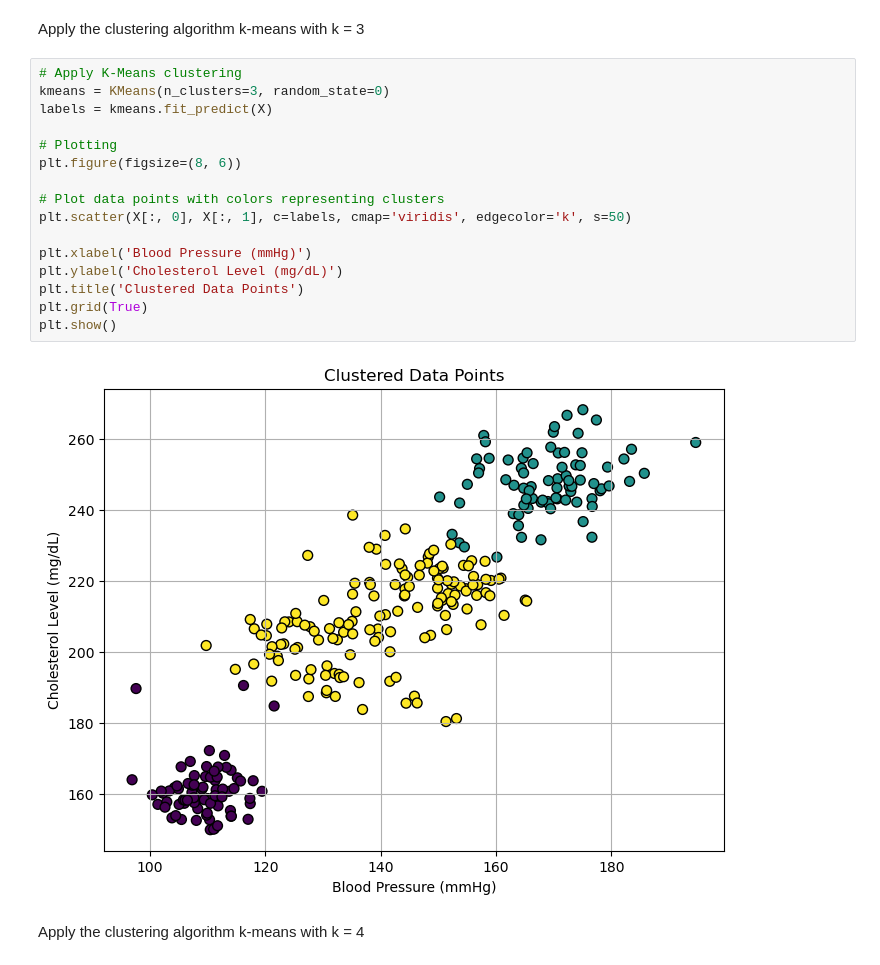
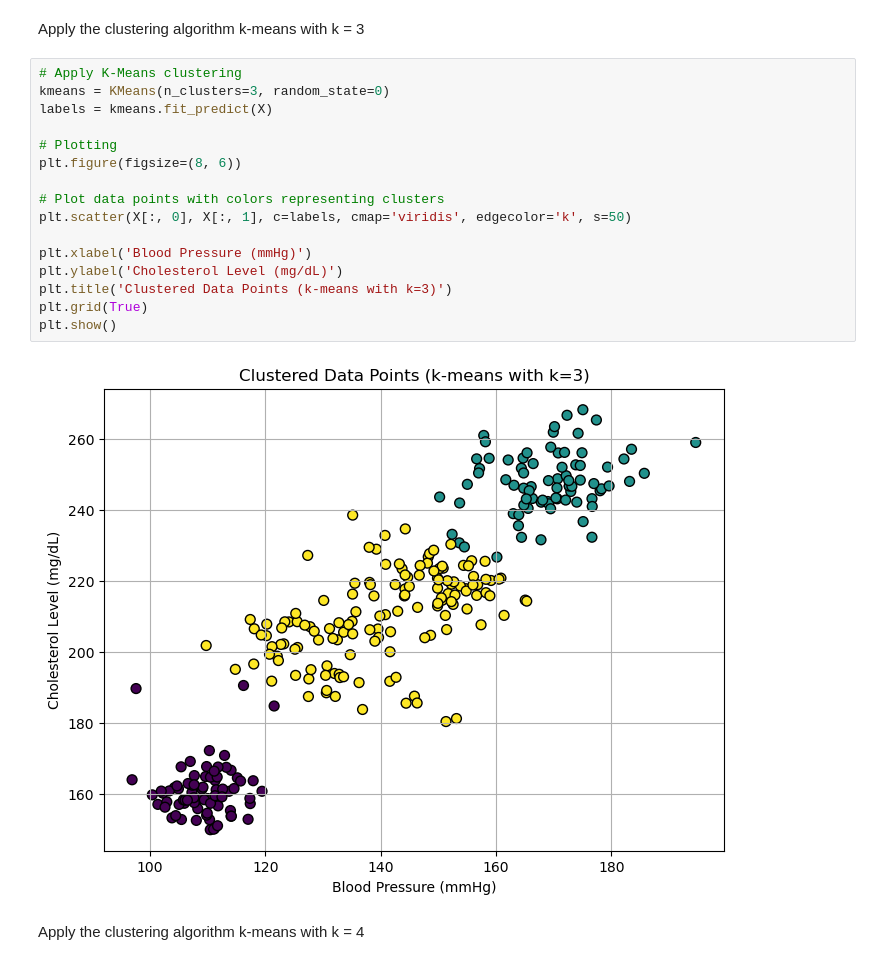
Before and after one commit to Hospital-Da-Luz-Learning-Health/MLCatolica25, a Jupyter notebook: Aula 4 - Unsupervised Learning/Learning Notebook.ipynb, the cells around one changed output. Drawn from its saved outputs; the diff is of its cells as text.

```diff
--- a/Aula 4 - Unsupervised Learning/Learning Notebook.ipynb
+++ b/Aula 4 - Unsupervised Learning/Learning Notebook.ipynb
@@ -153,21 +153,21 @@ Apply the clustering algorithm k-means with k = 3
 # %%
 # Apply K-Means clustering
 kmeans = KMeans(n_clusters=3, random_state=0)
 labels = kmeans.fit_predict(X)
 
 # Plotting
 plt.figure(figsize=(8, 6))
 
 # Plot data points with colors representing clusters
 plt.scatter(X[:, 0], X[:, 1], c=labels, cmap='viridis', edgecolor='k', s=50)
 
 plt.xlabel('Blood Pressure (mmHg)')
 plt.ylabel('Cholesterol Level (mg/dL)')
-plt.title('Clustered Data Points')
+plt.title('Clustered Data Points (k-means with k=3)')
 plt.grid(True)
 plt.show()
 # %% [output]
-[figure, old version]
+[figure, new version]
 # %% [markdown]
 Apply the clustering algorithm k-means with k = 4
 # %%
```
Also changed, not shown: parts of 1 cell of this notebook, 7 other files.
